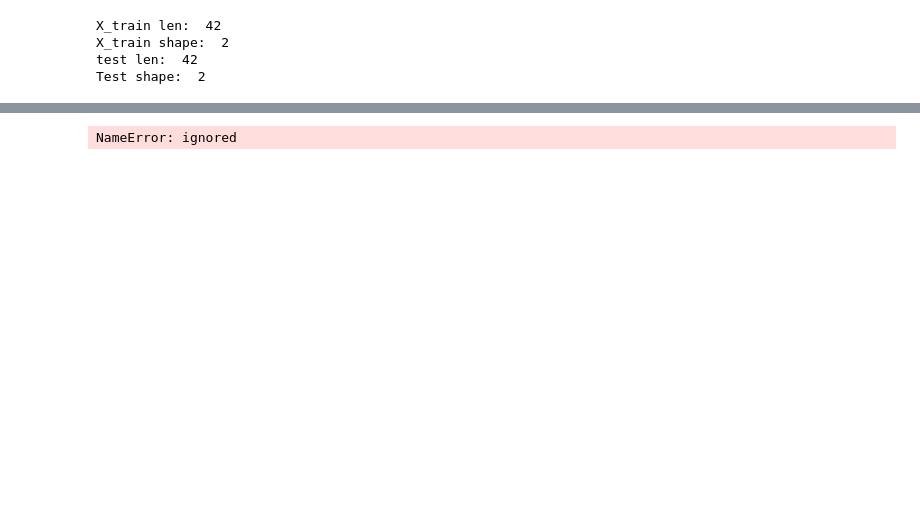
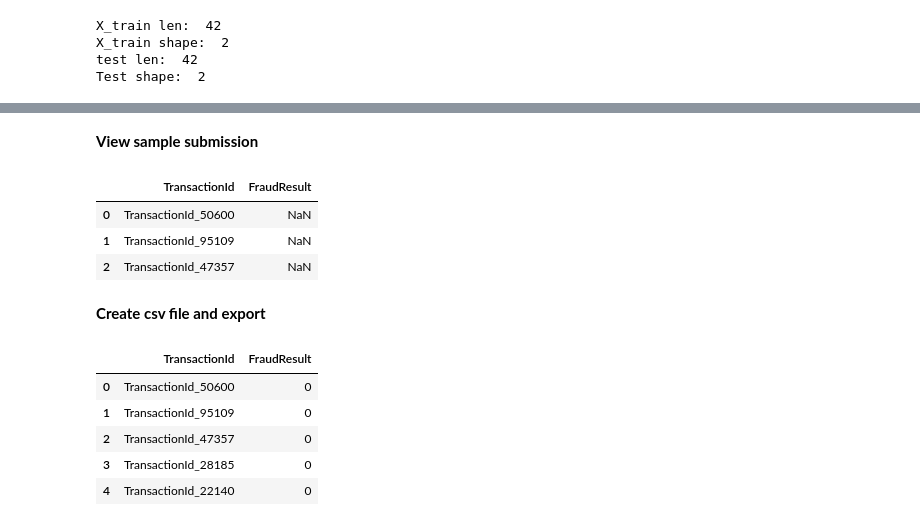
Before and after one commit to charletsebeth/pythontrain, a Jupyter notebook: Copy_of_Copy_of_Copy_of_Copy_of_Copy_of_XenteV1_4.ipynb, the cells around one changed output, grey strips where cells are left out. Saved outputs shown, nothing was run; the diff lists cells and outputs as text; code cells hidden in the pictures; blank space fills up the shorter version.

```diff
--- a/Copy_of_Copy_of_Copy_of_Copy_of_Copy_of_XenteV1_4.ipynb
+++ b/Copy_of_Copy_of_Copy_of_Copy_of_Copy_of_XenteV1_4.ipynb
@@ -559,3 +594,3 @@ I will create a train / test split from the train set to fit models to and test
 # %%
 training = all_data[:ntrain]
-test = all_data[ntrain:]
+test = all_data[:ntest]
@@ -598,8 +649,8 @@ I am getting a very good fit, so I am  suspecting that the BatchID  or AccountID
 OR BECAUSE the dataset is so unbalanced, predicting everything is non-fraudelent will get you a good result
 # %%
 clf = LogisticRegression() #(C=30)
-#clf.fit(X_train, y_train)
-clf.fit(X, Y)
+clf.fit(X_train, y_train)
+#clf.fit(X, Y)
 
 trainTestPredict = clf.predict(X_test)
 
@@ -631,4 +684,26 @@ ValueError: ignored
-# %%
-predictSubmit
-# %% [output]
-NameError: ignored
+# %% [markdown]
+**View sample submission**
+# %%
+sample_submission.head(3)
+# %% [output]
+|  | TransactionId | FraudResult |
+| 0 | TransactionId_50600 | NaN |
+| 1 | TransactionId_95109 | NaN |
+| 2 | TransactionId_47357 | NaN |
+# %% [markdown]
+**Create csv file and export**
+# %%
+predictSubmit = pd.DataFrame(predictSubmit)
+predictSubmit.columns = ['FraudResult']
+df_merged = test_TransactionId.merge(predictSubmit, how='outer', left_index=True, right_index=True)
+
+#submit = pd.DataFrame(columns=['TransactionId','FraudResult'])
+# %%
+df_merged.head()
+# %% [output]
+|  | TransactionId | FraudResult |
+| 0 | TransactionId_50600 | 0 |
+| 1 | TransactionId_95109 | 0 |
+| 2 | TransactionId_47357 | 0 |
+| 3 | TransactionId_28185 | 0 |
+| 4 | TransactionId_22140 | 0 |
```
Also changed, not shown: parts of 19 cells of this notebook.
